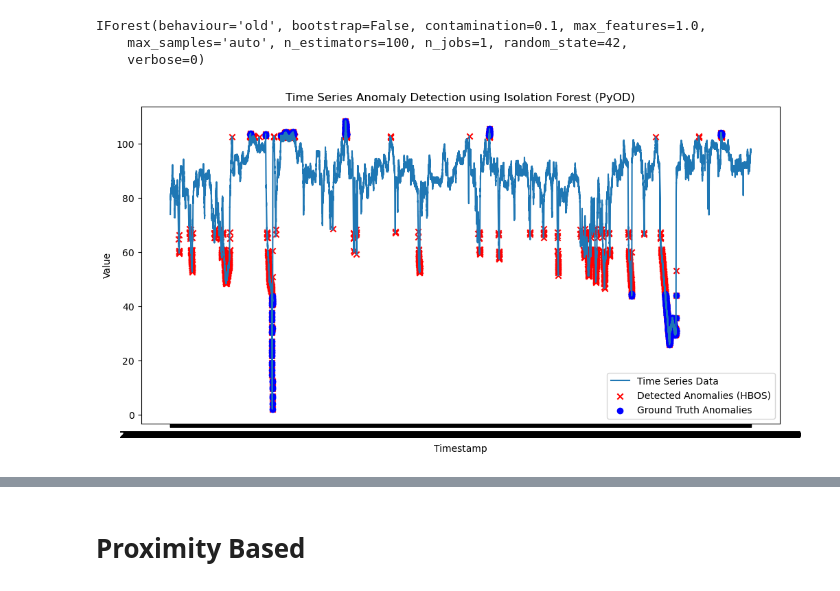
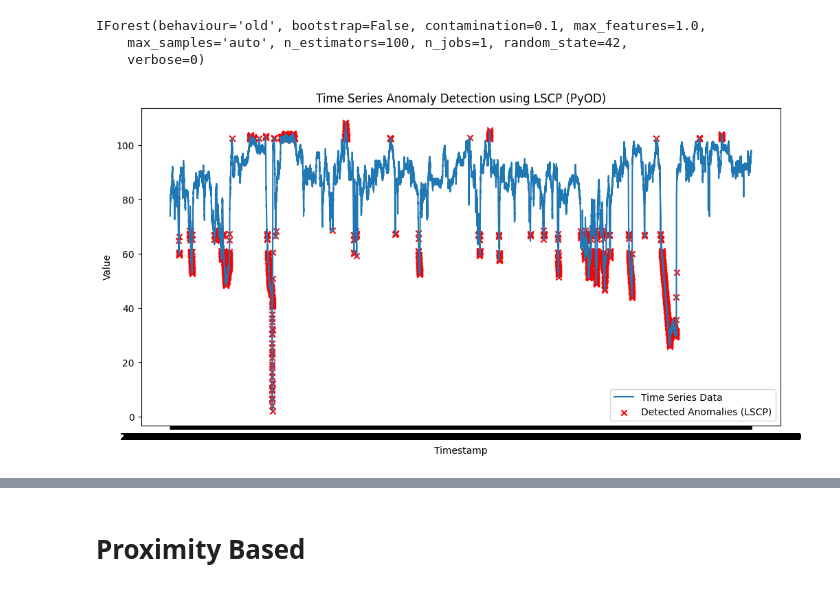
Before and after one commit to sai14karthik/Nexus-S1-Deakin-Internship, a Jupyter notebook: models/PyOD/pyod.ipynb, the cells around one changed output, grey strips where cells are left out. Cells and saved outputs as stored; diff of their text form; code cells hidden in the pictures.

```diff
--- a/models/PyOD/pyod.ipynb
+++ b/models/PyOD/pyod.ipynb
@@ -24,7 +24,7 @@ warnings.filterwarnings("ignore", category=UserWarning, message="Local min featu
 warnings.filterwarnings("ignore", category=UserWarning, message="Local min features smaller than 1, increasing to 1.0")
 warnings.filterwarnings("ignore", category=UserWarning, message="The number of histogram bins is greater than the number of classifiers, reducing n_bins to n_clf.")
 # %%
-df=pd.read_csv("/Users/saikarthik/Desktop/Nexus-S1 Deakin /datasets /cleaned_data.csv")
+df=pd.read_csv("/Users/saikarthik/Desktop/Nexus-S1 Deakin /code /cleaned.csv")
 # %%
 df.columns
 # %% [output]
@@ -50,2 +37,0 @@ def label_anomalies(value):
-# %%
-df['true_labels'] = df['value'].apply(label_anomalies)
@@ -135,14 +99,14 @@ y_scores_if= clf.decision_function(X)
 # %%
 plt.figure(figsize=(12, 6))
 plt.plot(df['timestamp'], df['value'], label='Time Series Data')
-plt.scatter(df['timestamp'][y_pred_if== 1], df['value'][y_pred_if== 1],
-            color='red', marker='x', label='Detected Anomalies (HBOS)')
-plt.scatter(df['timestamp'][df['true_labels'] == 1], df['value'][df['true_labels'] == 1],
-            color='blue', marker='o', label='Ground Truth Anomalies')
-plt.title('Time Series Anomaly Detection using Isolation Forest (PyOD)')
+
+plt.scatter(df['timestamp'][y_pred_if == 1], df['value'][y_pred_if == 1],
+            color='red', marker='x', label='Detected Anomalies (LSCP)')
+
+plt.title('Time Series Anomaly Detection using LSCP (PyOD)')
 plt.xlabel('Timestamp')
 plt.ylabel('Value')
 plt.legend()
 plt.show()
 # %% [output]
-[figure, old version]
+[figure, new version]
```
Also changed, not shown: parts of 21 cells of this notebook, 13 other files.
